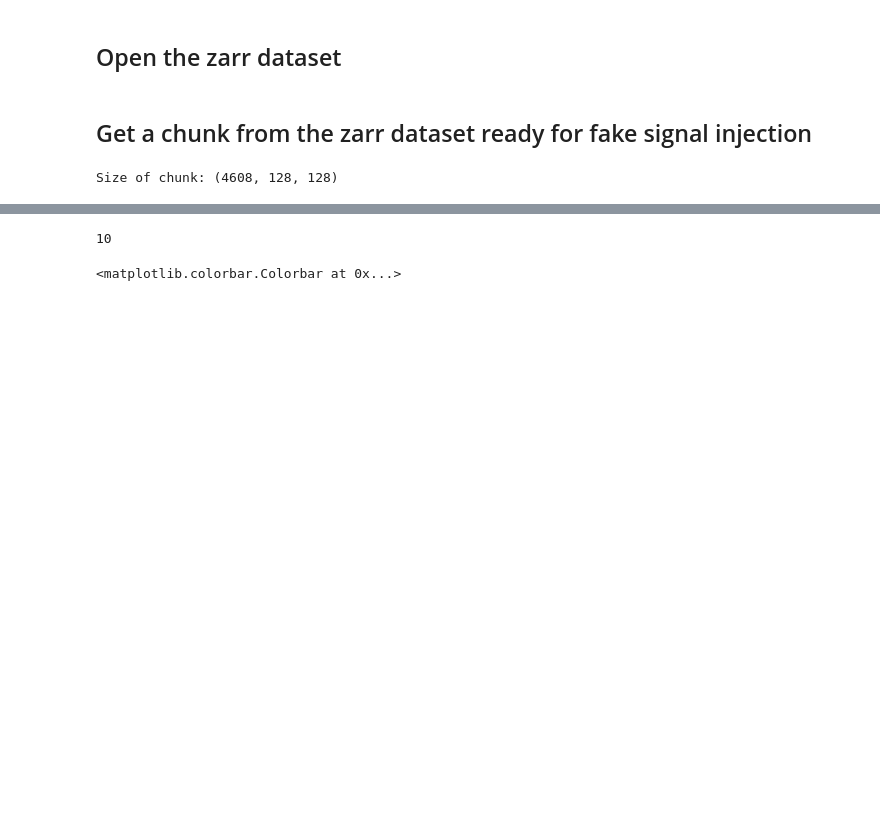
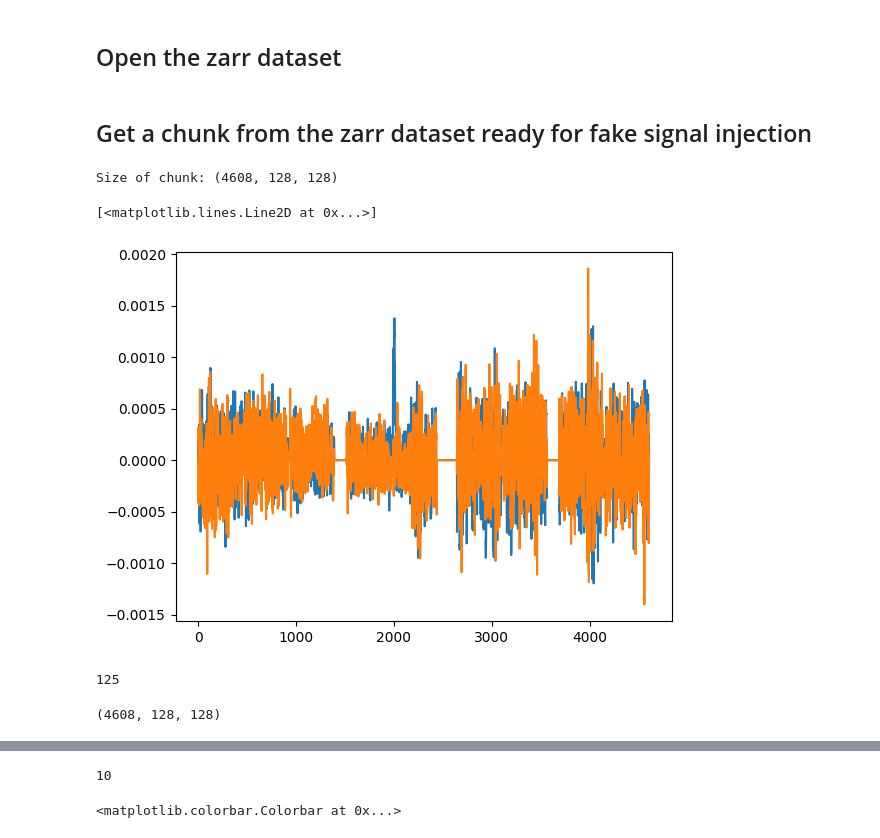
Before and after one commit to SpaceMeerkat/traident, a Jupyter notebook: training/preprocessing.ipynb, the cells around one changed output, grey strips where cells are left out. Drawn from its saved outputs; the diff is of its cells as text; code cells hidden in the pictures; blank space fills up the shorter version.

```diff
--- a/training/preprocessing.ipynb
+++ b/training/preprocessing.ipynb
@@ -43,0 +46,22 @@ chunk = inject_fake_signal(chunk, 20, 100, 200, 5, 250)
+# %%
+plt.figure()
+plt.plot(chunk[:,30,100])
+plt.plot(chunk[:,117,20])
+# %% [output]
+[<matplotlib.lines.Line2D at 0x...>]
+[figure, added]
+# %%
+np.argmax(chunk[:,127,28])
+# %% [output]
+125
+# %%
+flux_grad = np.diff(chunk, 0)
+print(flux_grad.shape)
+argmax_positions = np.argmax(flux_grad, axis=0)
+window = np.arange(-240, 240)[:, None, None]
+valid_indices = np.clip(argmax_positions + window, 0, flux_grad.shape[0] - 1)  # (200, 128, 128)
+selected_values = flux_grad[valid_indices, np.arange(128)[None, :], np.arange(128)[None, None, :]]
+median_absolute = np.std(selected_values, axis=0)
+flux_grad_max = flux_grad.max(0)
+# %% [output]
+(4608, 128, 128)
```
Also changed, not shown: parts of 9 cells of this notebook.
